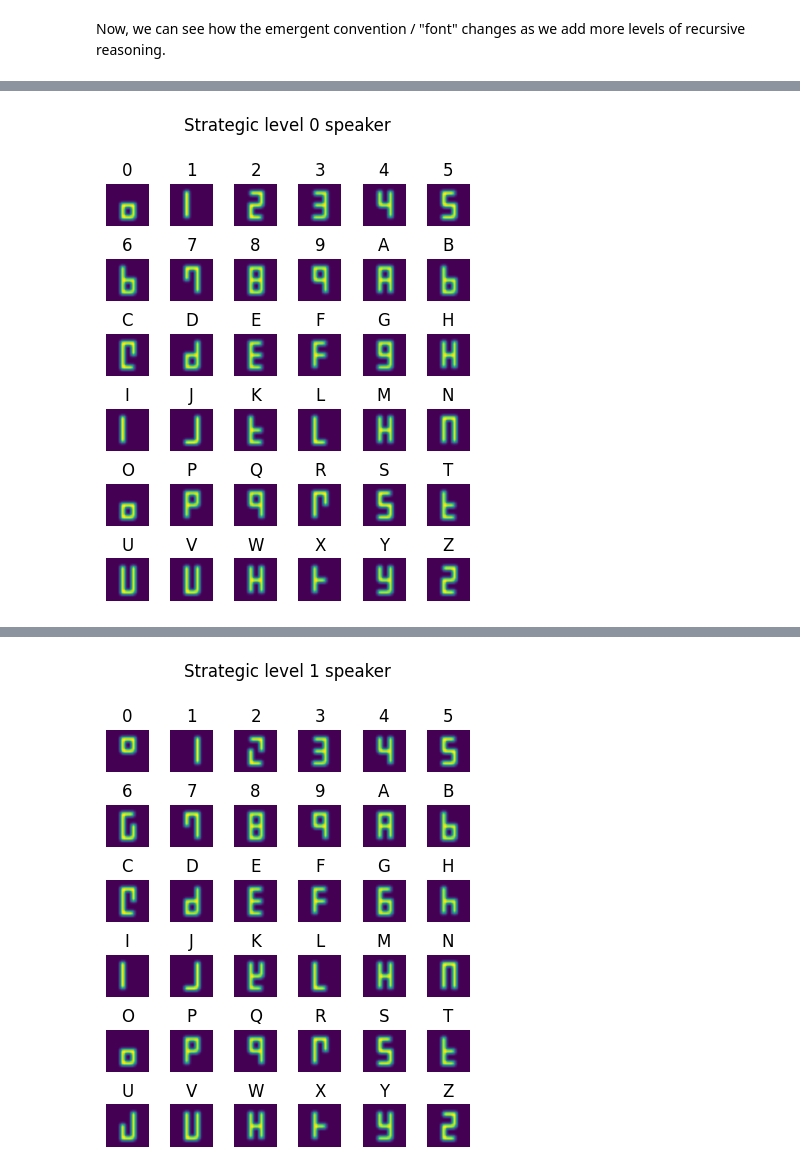
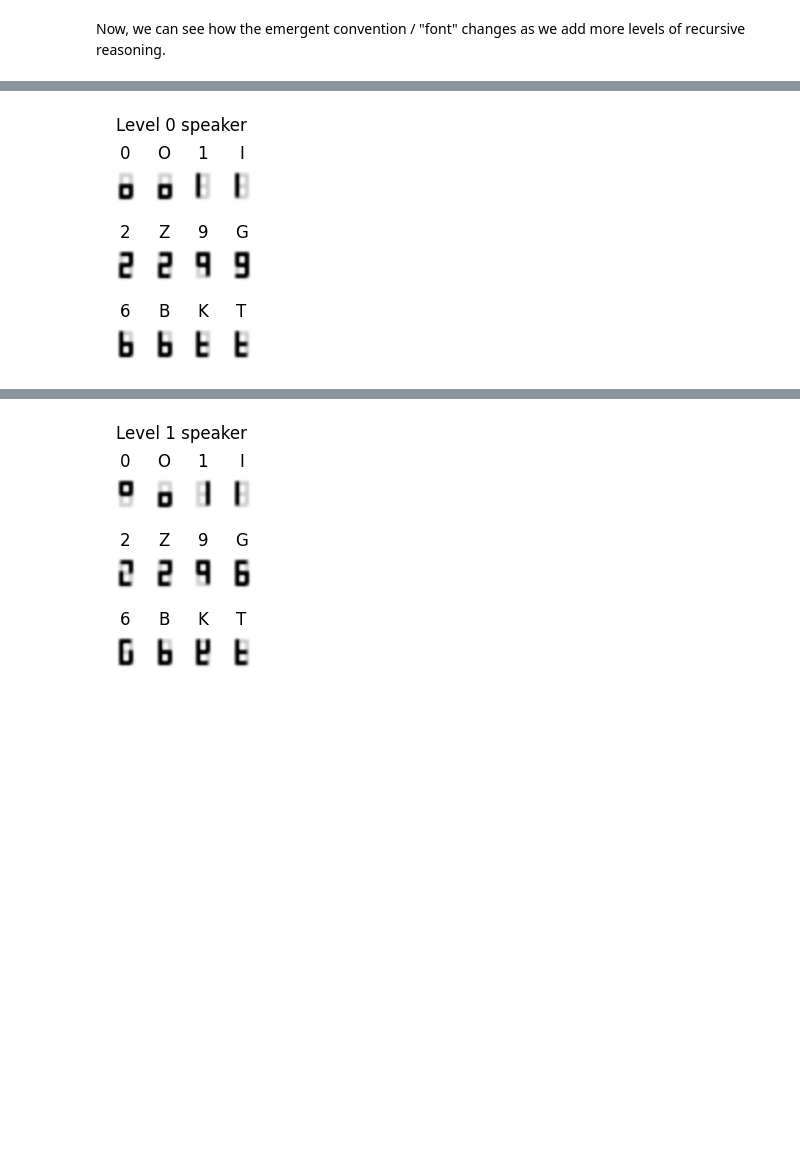
Before and after one commit to kach/memo, a Jupyter notebook: demo/demo-7segment.ipynb, the cells around one changed output, grey strips where cells are left out. Cells and saved outputs as stored; diff of their text form; code cells hidden in the pictures; blank space fills up the shorter version.

```diff
--- a/demo/demo-7segment.ipynb
+++ b/demo/demo-7segment.ipynb
@@ -353,23 +326,10 @@ Do the neural network's guesses match your intuitions?
 # %%
 U_reduced = jnp.array([27, 40, 42, 43, 44, 45, 46, 47, 53, 55, 57, 59, 61, 62, 63, 79, 80, 81, 84, 87, 89, 90, 91, 94, 95, 102, 106, 109, 110, 111, 116, 117, 118, 119, 121, 122, 123, 124, 125, 127])
 # %%
-mask = jnp.zeros(36)
-# mask = mask.at[16:].set(-99999999)
-
-
 @jax.jit
 def predict(state, img):
-    # return (
-    #     state.apply_fn(
-    #         {"params": state.params},
-    #         jnp.expand_dims(img, (0, -1)),
-    #         train=False
-    #     )[0]
-    #     + mask
-    # )
-    out = (state.apply_fn({"params": state.params}, jnp.expand_dims(img, (0, -1)), train=False)[0] + mask)
+    out = (state.apply_fn({"params": state.params}, jnp.expand_dims(img, (0, -1)), train=False)[0])
     sorted_values = out.argsort()
-    # return out.at[sorted_values[:-3]].set(-20)
     return out
 
 
@@ -401,9 +361,8 @@ def make_7seg(i):
         + jnp.roll(jnp.roll(canvas, 2, axis=0), 2, axis=1)
     )
     canvas = 255 * (canvas != 0)
-    canvas = jsp.signal.convolve2d(canvas, jnp.array([[1., 2., 1.], [2., 4., 2.], [1., 2., 1.]]))
-    canvas = jsp.signal.convolve2d(canvas, jnp.array([[1., 2., 1.], [2., 4., 2.], [1., 2., 1.]]))
-
+    canvas = jsp.signal.convolve2d(canvas, jnp.array([[1., 2., 1.], [2., 4., 2.], [1., 2., 1.]]) / 16)
+    canvas = jsp.signal.convolve2d(canvas, jnp.array([[1., 2., 1.], [2., 4., 2.], [1., 2., 1.]]) / 16)
 
     return canvas
 
@@ -477,27 +423,26 @@ def listener[u: U, r: R](beta, t):
 # %% [markdown]
 Now, we can see how the emergent convention / "font" changes as we add more levels of recursive reasoning.
 # %%
-for t in range(4):
-    # plt.figure(figsize=(4, 16))
-    plt.figure(figsize=(4, 5))
-    plt.gcf().subplots_adjust(top=0.8)
+grid_full = make_7seg(127)
+grid_full = grid_full / (255 * 5)
+# grid_full = np.stack([grid_full, grid_full, grid_full], axis=-1)
+
+for t in range(2):
+    plt.figure(figsize=(2, 3))
+    plt.gcf().subplots_adjust(top=0.9, hspace=0, wspace=0)
     %time S = speaker(2.0, t)
-    plt.suptitle(f'Strategic level {t} speaker', y=1.0)
+    plt.suptitle(f'Level {t} speaker', y=1.0)
     for i in range(len(R_display)):
-        plt.subplot(6, 6, i+1)
-        plt.imshow(make_7seg(U_reduced[jnp.argmax(S[:, i])]))
+        plt.subplot(3, 4, i+1)
+        grid = make_7seg(U_reduced[jnp.argmax(S[:, R_display[i]])])
+        grid = grid / 255
+        grid = grid + grid_full
+        grid = np.stack([grid, grid, grid], axis=-1)
+        grid = 1 - grid
+        plt.imshow(np.clip(grid, 0., 1.))
         plt.title(chars[R_display[i]])
         plt.axis("off")
-    # for i in range(16):
-    #     # plt.subplot(6, 6, i + 1)
-    #     for j, disp in enumerate(reversed(jnp.argsort(S[:, i])[-3:])):
-    #         plt.subplot(16, 3, i*3 + j + 1)
-    #         plt.imshow(make_7seg(disp))
-    #         if j == 0:
-    #             plt.title(chars[i], x=-0.2, y=0.4)
-    #     # plt.imshow(make_7seg(jnp.argmax(S[:, i])))
-    #         plt.axis('off')
-    #     plt.axis("off")
-    plt.tight_layout()
-    plt.show()
+    # plt.tight_layout()
+    # plt.show()
+    plt.savefig(f"7seg-{t}.pdf")
 # %% [output]
@@ -506 +453 @@ Wall time: 3.45 s
-[figure, old version]
+[figure, new version]
@@ -509 +454 @@ Wall time: 180 ms
-[figure, old version]
+[figure, new version]
```
Also changed, not shown: parts of 18 cells of this notebook.
